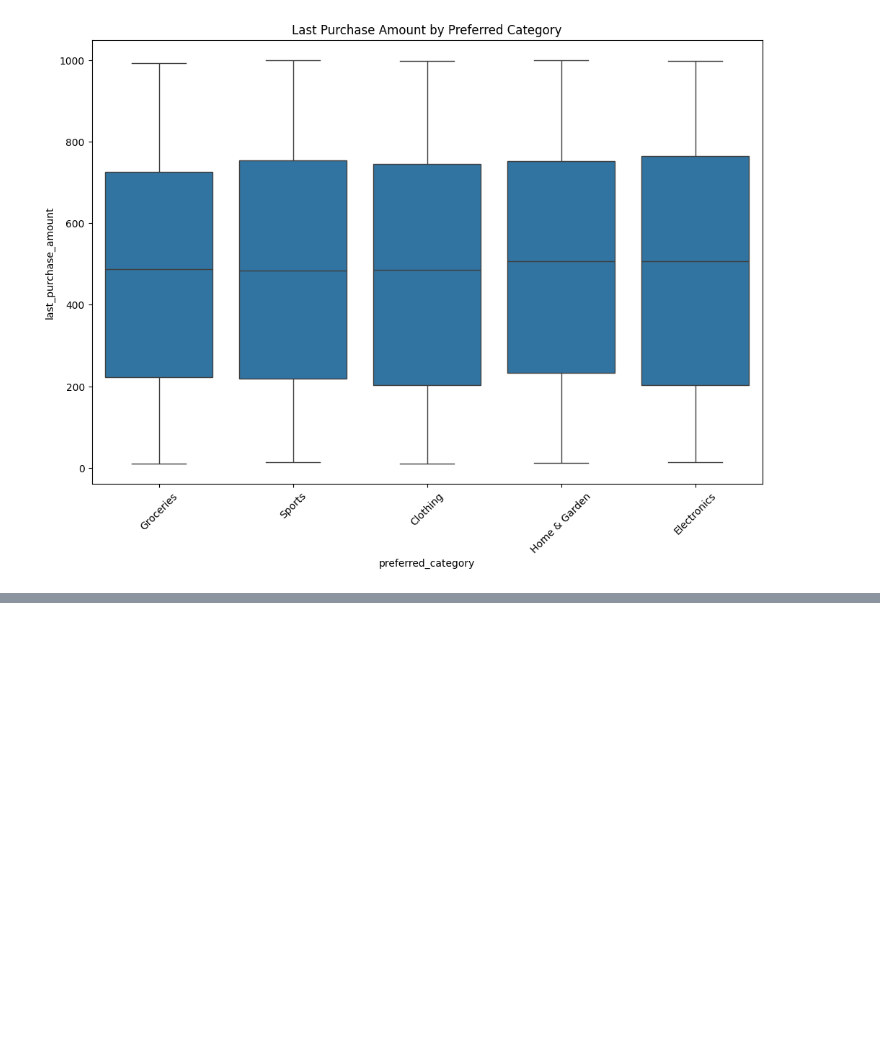
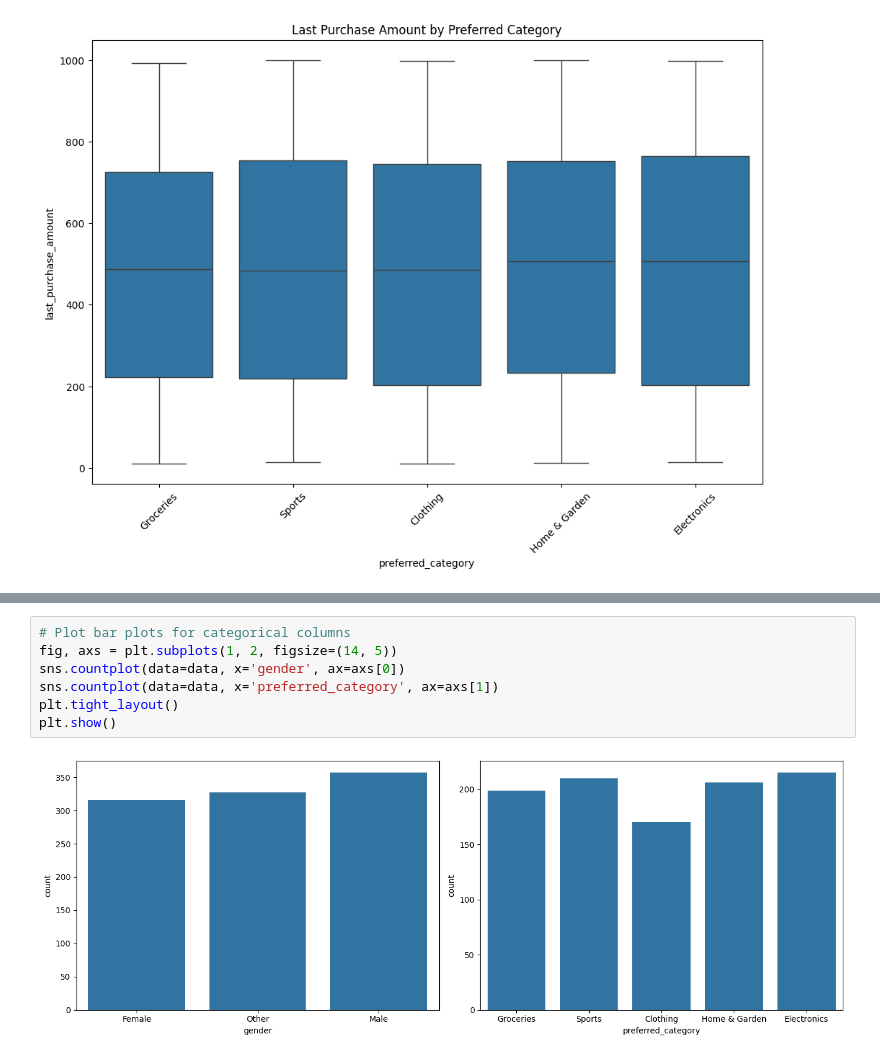
Before and after one commit to tahaalikhan123/customersegmentation, a Jupyter notebook: EDA and Viz.ipynb, the cells around one changed output, grey strips where cells are left out. Drawn from its saved outputs; the diff is of its cells as text; blank space fills up the shorter version.

```diff
--- a/EDA and Viz.ipynb
+++ b/EDA and Viz.ipynb
@@ -118,0 +141,9 @@ plt.show()
+# %%
+# Plot bar plots for categorical columns
+fig, axs = plt.subplots(1, 2, figsize=(14, 5))
+sns.countplot(data=data, x='gender', ax=axs[0])
+sns.countplot(data=data, x='preferred_category', ax=axs[1])
+plt.tight_layout()
+plt.show()
+# %% [output]
+[figure, added]
```
Also changed, not shown: parts of 11 cells of this notebook.
